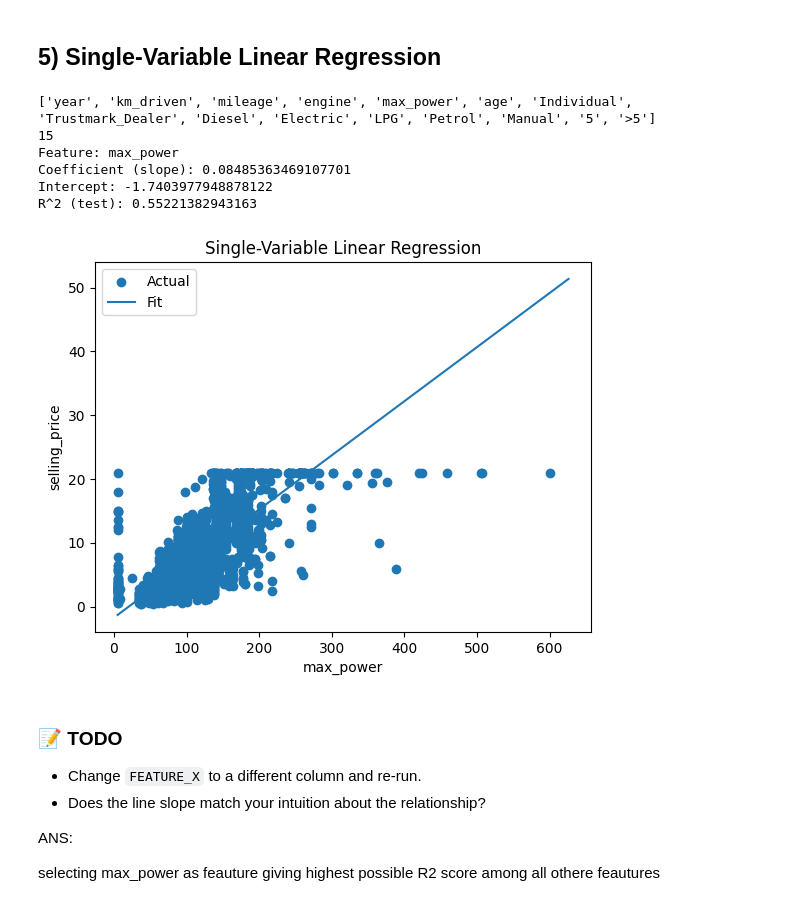
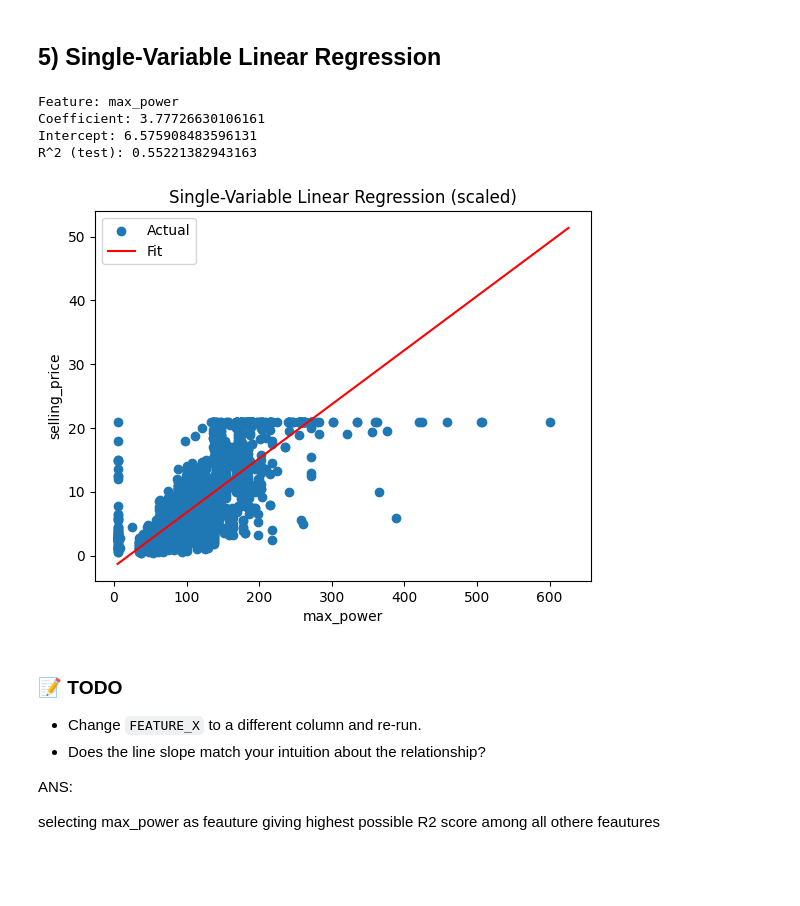
Before and after one commit to ShaikMohammad786/Machine-Learning-SEMV-Labs, a Jupyter notebook: Cars_Linear_Regression_Simple_Colab.ipynb, the cells around one changed output. Saved outputs shown, nothing was run; the diff lists cells and outputs as text; code cells hidden in the pictures; blank space fills up the shorter version.

```diff
--- a/Cars_Linear_Regression_Simple_Colab.ipynb
+++ b/Cars_Linear_Regression_Simple_Colab.ipynb
@@ -186,56 +197,48 @@ Ans:
 # %% [markdown]
 ## 5) Single-Variable Linear Regression
 # %%
+from sklearn.pipeline import Pipeline
+from sklearn.preprocessing import StandardScaler
+from sklearn.linear_model import LinearRegression
+from sklearn.metrics import r2_score
 
-# Pick one feature (auto-pick the first numeric feature)
-if len(numeric_cols) == 0:
-    raise ValueError("No numeric predictors found. Please adjust `numeric_cols`.")
+FEATURE_X = "max_power"  # choose a feature here
 
-print(numeric_cols)
-print(len(numeric_cols))
+X = df[[FEATURE_X]].dropna().values
+y = df[TARGET].dropna().values
 
-FEATURE_X = numeric_cols[4]  # change to try others
-
-
-# Drop rows with missing target/feature
-data_1v = df[[FEATURE_X, TARGET]].dropna().copy()
-
-X = data_1v[[FEATURE_X]].values
-y = data_1v[TARGET].values
-
-# Train-test split
 X_train, X_test, y_train, y_test = train_test_split(X, y, test_size=0.2, random_state=42)
 
-# Fit linear regression
-lr = LinearRegression()
-lr.fit(X_train, y_train)
+pipe_1v = Pipeline([
+    ("scaler", StandardScaler()),
+    ("lin", LinearRegression())
+])
 
-# Predictions on test set
-y_pred = lr.predict(X_test)
+pipe_1v.fit(X_train, y_train)
+y_pred = pipe_1v.predict(X_test)
 
 print("Feature:", FEATURE_X)
-print("Coefficient (slope):", lr.coef_[0])
-print("Intercept:", lr.intercept_)
+print("Coefficient:", pipe_1v.named_steps["lin"].coef_[0])
+print("Intercept:", pipe_1v.named_steps["lin"].intercept_)
 print("R^2 (test):", r2_score(y_test, y_pred))
 
-# Plot scatter + regression line (on test set)
+# Scatter + line
+import numpy as np
 plt.figure()
 plt.scatter(X_test, y_test, label="Actual")
-# create a line
 x_line = np.linspace(X.min(), X.max(), 200).reshape(-1,1)
-y_line = lr.predict(x_line)
-plt.plot(x_line, y_line, label="Fit")
-plt.xlabel(FEATURE_X); plt.ylabel(TARGET); plt.title("Single-Variable Linear Regression")
+y_line = pipe_1v.predict(x_line)
+plt.plot(x_line, y_line, label="Fit", color="red")
+plt.xlabel(FEATURE_X); plt.ylabel(TARGET)
+plt.title("Single-Variable Linear Regression (scaled)")
 plt.legend()
 plt.show()
 # %% [output]
-['year', 'km_driven', 'mileage', 'engine', 'max_power', 'age', 'Individual', 'Trustmark_Dealer', 'Diesel', 'Electric', 'LPG', 'Petrol', 'Manual', '5', '>5']
-15
 Feature: max_power
-Coefficient (slope): 0.08485363469107701
-Intercept: -1.7403977948878122
+Coefficient: 3.77726630106161
+Intercept: 6.575908483596131
 R^2 (test): 0.55221382943163
-[figure, old version]
+[figure, new version]
 # %% [markdown]
 
 ### 📝 TODO
```
Also changed, not shown: parts of 15 cells of this notebook.
